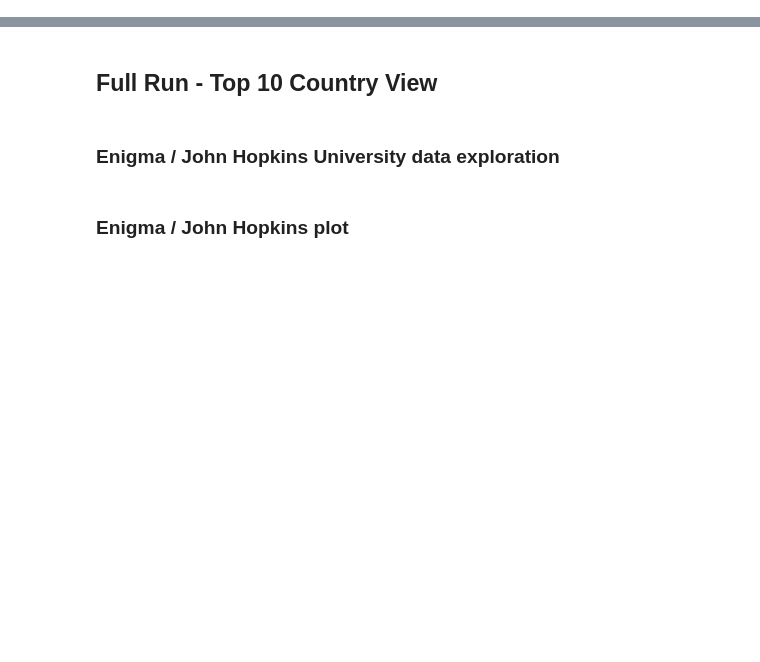
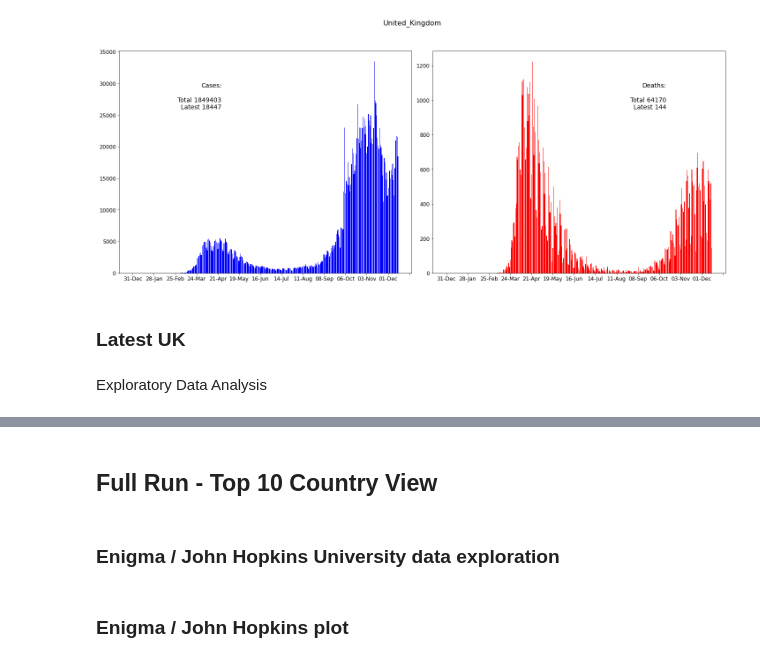
Before and after one commit to ChangingEnergy/Covid-19, a Jupyter notebook: Covid-19.ipynb, the cells around one changed output, grey strips where cells are left out. Drawn from its saved outputs; the diff is of its cells as text; code cells hidden in the pictures; blank space fills up the shorter version.

Commit message:
updated notebook
added latest UK data files and weekly forecast, plus slideshow TOC

```diff
--- a/Covid-19.ipynb
+++ b/Covid-19.ipynb
@@ -104,6 +177,6 @@ fig
 # %%
 userOptions = wd.Dropdown(
-        options=allData.countriesAndTerritories.unique(),
+        options=allData_to14Dec20.countriesAndTerritories.unique(),
         value='Afghanistan',
         description='Countries:',
         disabled=False
@@ -113,25 +188,25 @@ display(userOptions)
 # %%
 userCountry =userOptions.value
 
-filtered_df = allData.loc[allData['countriesAndTerritories'] == userCountry] #region filter
+filtered_df_to14Dec20 = allData_to14Dec20.loc[allData_to14Dec20['countriesAndTerritories'] == userCountry] #region filter
 
-filtered_df.head()
+filtered_df_to14Dec20.head()
 
 # Plotting
 
 # config
 from datetime import datetime as dt
 
-plot_df=filtered_df # copy just for plotting
+plot_df_to14Dec20=filtered_df_to14Dec20 # copy just for plotting
 
 #change to simpler date format, dont need year
-plot_df['dateRep'] = plot_df['dateRep'].dt.strftime('%d-%b')
+plot_df_to14Dec20['dateRep'] = plot_df_to14Dec20['dateRep'].dt.strftime('%d-%b')
 #sortindex in descending order so that x-axes moves eft to right from historic to present
-plot_df=plot_df.sort_index(axis=0, ascending=False)
+plot_df_to14Dec20=plot_df_to14Dec20.sort_index(axis=0, ascending=False)
 #set date as new index for plotting
-plot_df=plot_df.set_index('dateRep')
+plot_df_to14Dec20=plot_df_to14Dec20.set_index('dateRep')
 
-x1 = plot_df.index
-x2 = plot_df.index
-y1 = plot_df.cases.values #drop .values if doing a line plot (see next cell*)
-y2 = plot_df.deaths.values #drop .values if doing a line plot (see next cell*)
+x1 = plot_df_to14Dec20.index
+x2 = plot_df_to14Dec20.index
+y1 = plot_df_to14Dec20.cases.values #drop .values if doing a line plot (see next cell*)
+y2 = plot_df_to14Dec20.deaths.values #drop .values if doing a line plot (see next cell*)
@@ -138,18 +251,28 @@ y2 = plot_df.deaths.values #drop .values if doing a line plot (see next cell*)
 # %%
 from matplotlib.ticker import (MultipleLocator, FormatStrFormatter, AutoMinorLocator)
 
-fig, axes = plt.subplots(nrows=1, ncols=2, figsize=(12, 5))
+fig, axes = plt.subplots(nrows=1, ncols=2, figsize=(20, 8))
 
 axes[0].bar(x1, y1,color='b') #.plot would give a line plot*
 axes[1].bar(x2, y2,color='r') #.plot would give a line plot*
 axes[0].xaxis.set_major_locator(MultipleLocator(28))
 axes[1].xaxis.set_major_locator(MultipleLocator(28))
 
+axes[0].tick_params(axis='both', which='major', labelsize=12)
+axes[1].tick_params(axis='both', which='major', labelsize=12)
+
 #axes[0].set_title('Cases (latest: ' + str(plot_df["cases"][-1]) + ')')
 #axes[1].set_title('Deaths (latest: ' + str(plot_df["deaths"][-1]) + ')')
 
 fig.suptitle(userCountry, x= 0.5, y = 1.05, fontsize=16)
-plt.figtext(0.2, 0.7, 'Cases:\n\n Total ' + str(plot_df.cases.sum()) + '\nLatest ' + str(plot_df["cases"][-1]), horizontalalignment='right')
-plt.figtext(0.7, 0.7, 'Deaths:\n\n Total ' + str(plot_df.deaths.sum()) + '\nLatest ' + str(plot_df["deaths"][-1]), horizontalalignment='right')
+plt.figtext(0.2, 0.7, 'Cases:\n\n Total ' + str(plot_df_to14Dec20.cases.sum()) + '\nLatest ' + str(plot_df_to14Dec20["cases"][-1]), fontsize=14, horizontalalignment='right')
+plt.figtext(0.9, 0.7, 'Deaths:\n\n Total ' + str(plot_df_to14Dec20.deaths.sum()) + '\nLatest ' + str(plot_df_to14Dec20["deaths"][-1]), fontsize=14, horizontalalignment='right')
 
 fig.tight_layout()
+# %% [output]
+[figure, added]
+# %% [markdown]
+<a id='LatestUK'></a>
+### Latest UK
+# %% [markdown]
+Exploratory Data Analysis
```
Also changed, not shown: parts of 50 cells of this notebook.
